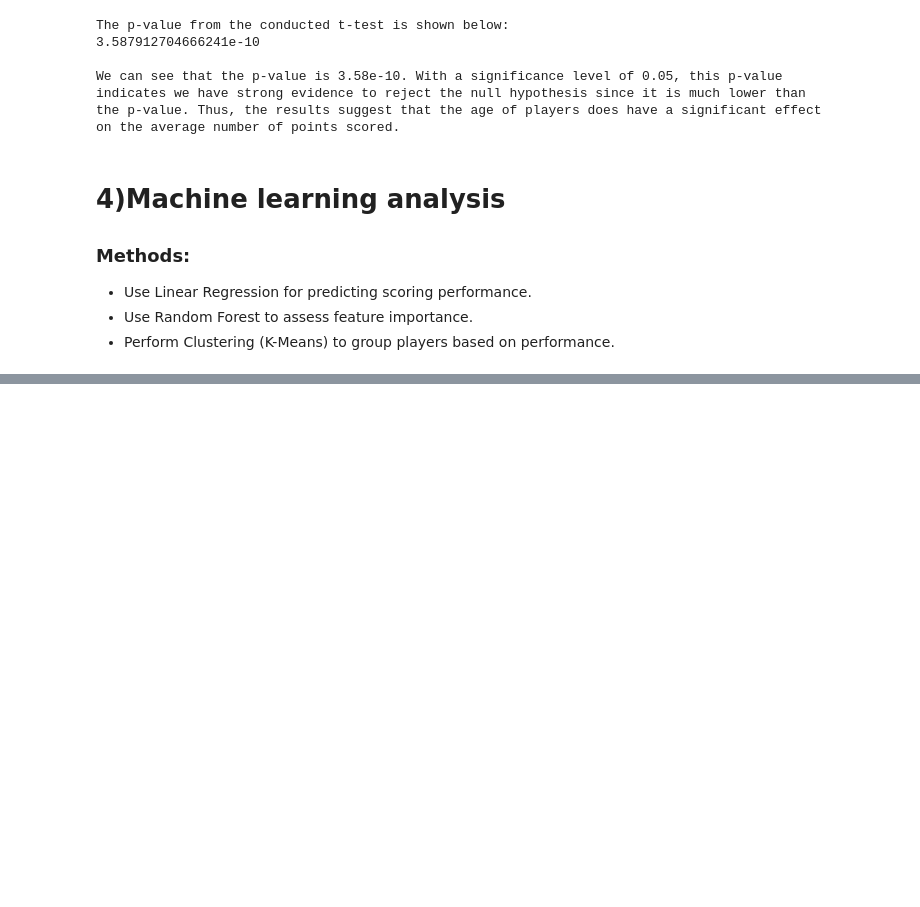
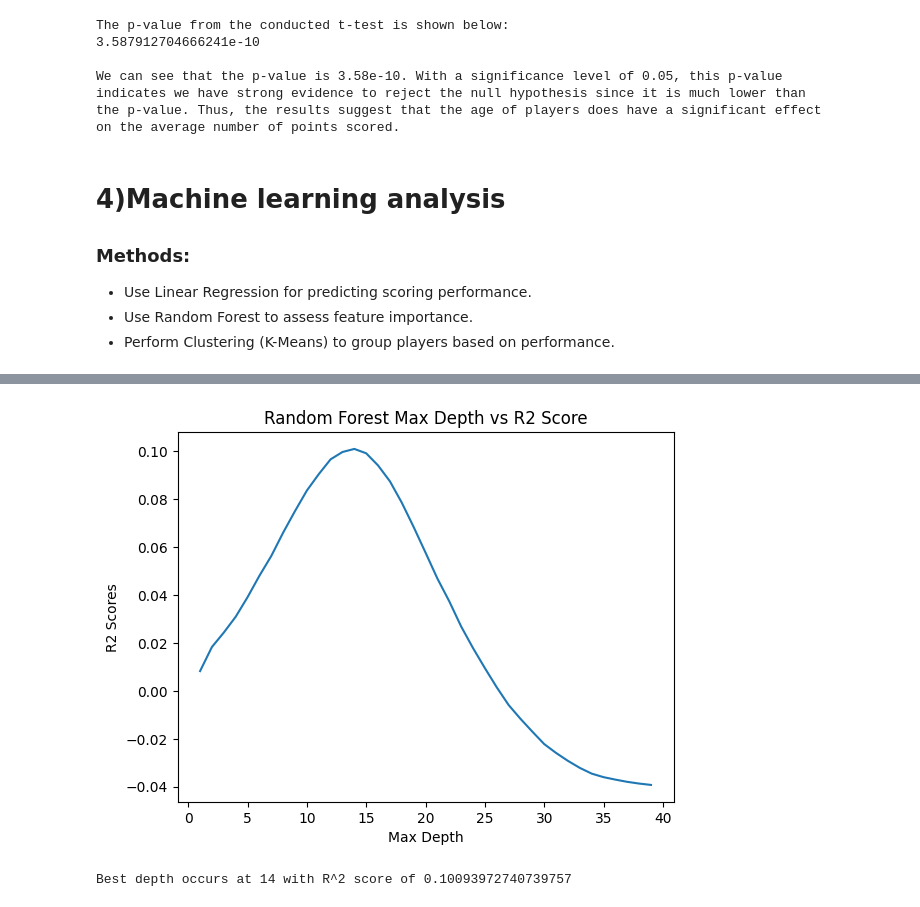
Before and after one commit to ezilin/CMSC320-Group-Proj, a Jupyter notebook: projectfn.ipynb, the cells around one changed output, grey strips where cells are left out. Cells and saved outputs as stored; diff of their text form; code cells hidden in the pictures; blank space fills up the shorter version.

```diff
--- a/projectfn.ipynb
+++ b/projectfn.ipynb
@@ -736,0 +865,27 @@ on the average number of points scored.
+# %%
+kf = KFold(n_splits=5, shuffle=True, random_state=random_state)
+depth_range = range(1,40)
+rsts = []
+best_depth = 0
+best_r2 = 0
+
+for depth in depth_range:
+  rf_depth_model = RandomForestRegressor(n_estimators=best_num_trees, max_depth=depth, random_state=random_state, n_jobs=-1)
+  score = cross_val_score(rf_depth_model, X_train_scaled, y_train, cv=kf, scoring='r2', n_jobs=-1)
+  rsts.append((depth, score.mean()))
+  best_so_far = max(rsts, key = lambda rst: rst[1])
+  best_depth = best_so_far[0]
+  best_r2 = best_so_far[1]
+
+r2_scores = [x[1] for x in rsts]
+depths = [x[0] for x in rsts]
+plt.plot(depths, r2_scores)
+plt.xlabel('Max Depth')
+plt.ylabel('R2 Scores')
+plt.title('Random Forest Max Depth vs R2 Score')
+plt.show()
+
+print(f'Best depth occurs at {best_depth} with R^2 score of {best_r2}')
+# %% [output]
+[figure, added]
+Best depth occurs at 14 with R^2 score of 0.10093972740739757
```
Also changed, not shown: parts of 20 cells of this notebook.
